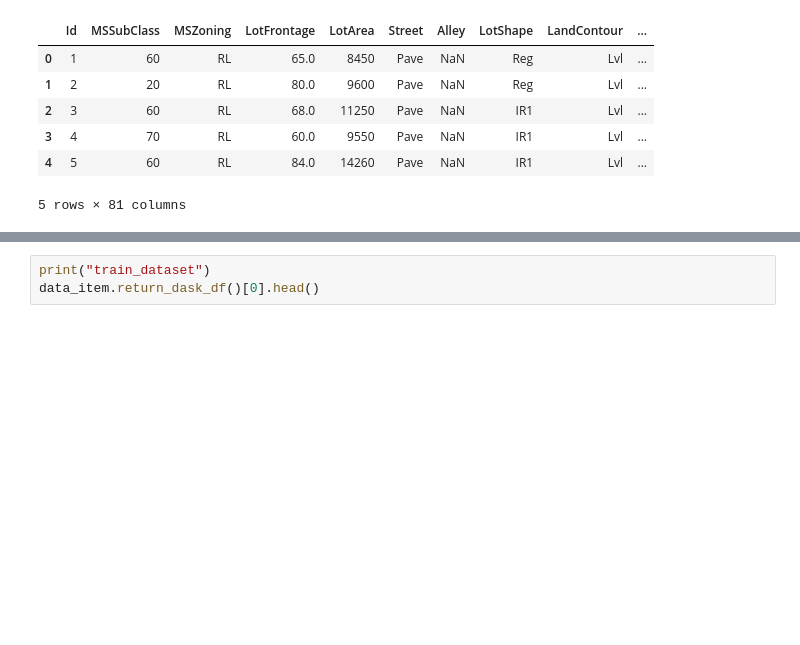
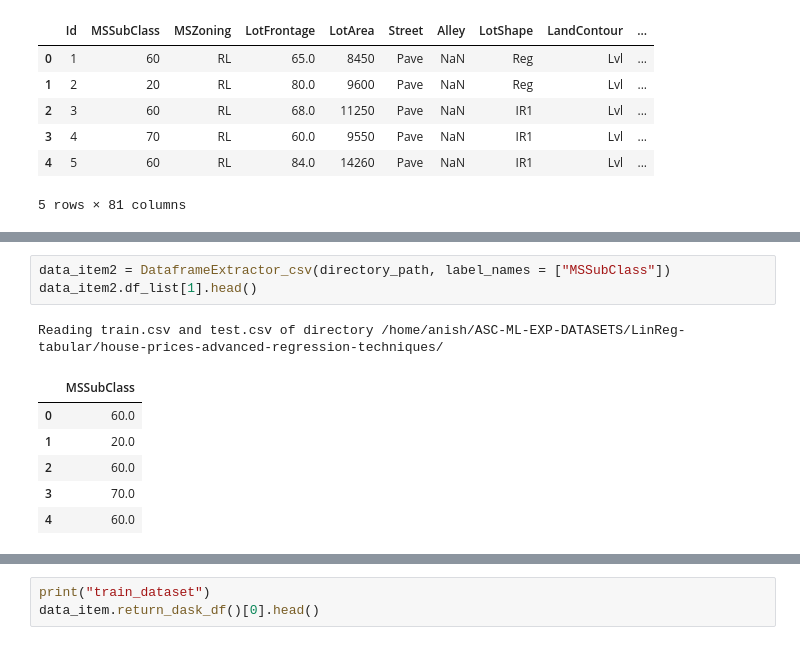
Before and after one commit to AutoNN/AutoNN, a Jupyter notebook: exp-notebooks/Untitled.ipynb, the cells around one changed output, grey strips where cells are left out. Drawn from its saved outputs; the diff is of its cells as text; blank space fills up the shorter version.

```diff
--- a/exp-notebooks/Untitled.ipynb
+++ b/exp-notebooks/Untitled.ipynb
@@ -77,0 +210,11 @@ data_item = Dataframe_extractor_csv(directory_path)
+# %%
+data_item2 = DataframeExtractor_csv(directory_path, label_names = ["MSSubClass"])
+data_item2.df_list[1].head()
+# %% [output]
+Reading train.csv and test.csv of directory /home/anish/ASC-ML-EXP-DATASETS/LinReg-tabular/house-prices-advanced-regression-techniques/
+|  | MSSubClass |
+| 0 | 60.0 |
+| 1 | 20.0 |
+| 2 | 60.0 |
+| 3 | 70.0 |
+| 4 | 60.0 |
```
Also changed, not shown: parts of 13 cells of this notebook.
